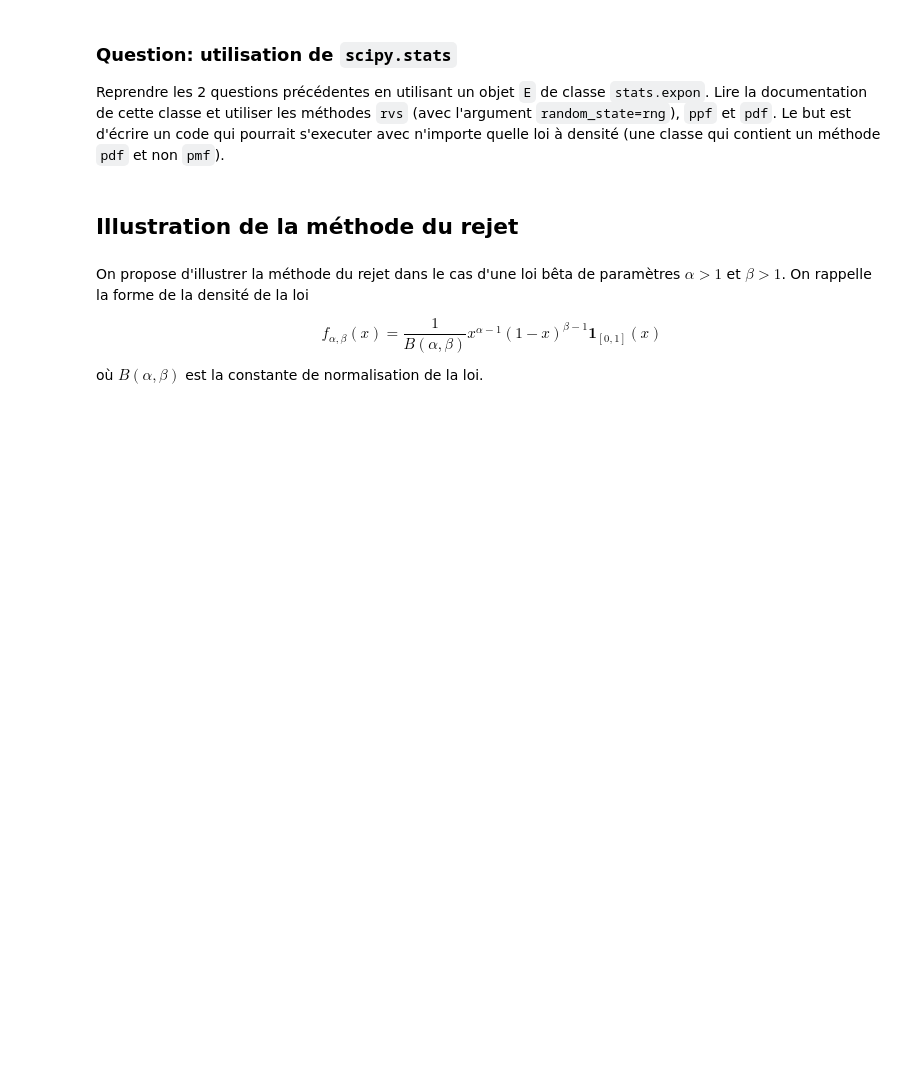
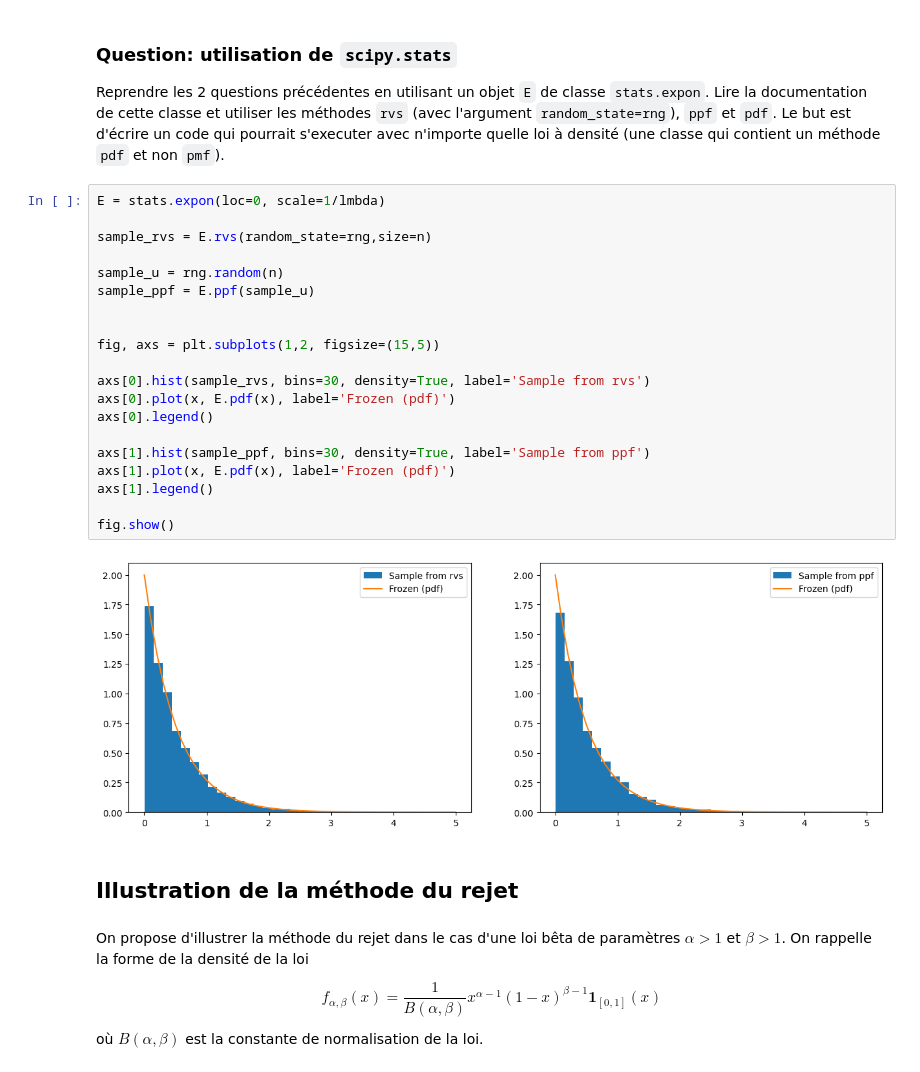
Before and after one commit to RoxaneC/M1-MATHS, a Jupyter notebook: Probabilités_Numériques/TP1/TP1 Sujet.ipynb, the cells around one changed output. Saved outputs shown, nothing was run; the diff lists cells and outputs as text; blank space fills up the shorter version.

```diff
--- a/Probabilités_Numériques/TP1/TP1 Sujet.ipynb
+++ b/Probabilités_Numériques/TP1/TP1 Sujet.ipynb
@@ -97,6 +154,28 @@ On compare graphiquement les histogrammes de ces échantillons `sample_numpy` et
 ### Question: utilisation de `scipy.stats`
 
 Reprendre les 2 questions précédentes en utilisant un objet `E` de classe `stats.expon`. Lire la documentation de cette classe et utiliser les méthodes `rvs` (avec l'argument `random_state=rng`), `ppf` et `pdf`. Le but est d'écrire un code qui pourrait s'executer avec n'importe quelle loi à densité (une classe qui contient un méthode `pdf` et non `pmf`).
+# %%
+E = stats.expon(loc=0, scale=1/lmbda)
+
+sample_rvs = E.rvs(random_state=rng,size=n)
+
+sample_u = rng.random(n)
+sample_ppf = E.ppf(sample_u)
+
+
+fig, axs = plt.subplots(1,2, figsize=(15,5))
+
+axs[0].hist(sample_rvs, bins=30, density=True, label='Sample from rvs')
+axs[0].plot(x, E.pdf(x), label='Frozen (pdf)')
+axs[0].legend()
+
+axs[1].hist(sample_ppf, bins=30, density=True, label='Sample from ppf')
+axs[1].plot(x, E.pdf(x), label='Frozen (pdf)')
+axs[1].legend()
+
+fig.show()
+# %% [output]
+[figure, added]
 # %% [markdown]
 ## Illustration de la méthode du rejet
 # %% [markdown]
```
Also changed, not shown: parts of 9 cells of this notebook.
